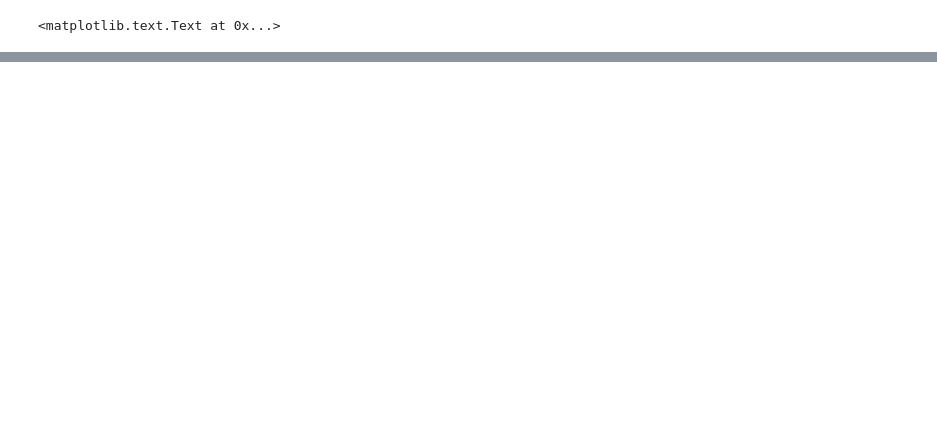
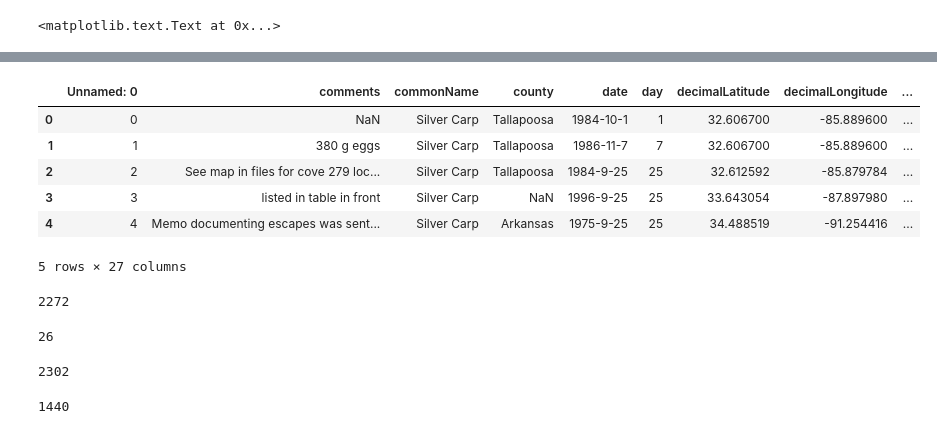
Before and after one commit to gabox8888/COMP-551-Ass-4, a Jupyter notebook: carp_analysis.ipynb, the cells around one changed output, grey strips where cells are left out. Cells and saved outputs as stored; diff of their text form; code cells hidden in the pictures; blank space fills up the shorter version.

```diff
--- a/carp_analysis.ipynb
+++ b/carp_analysis.ipynb
@@ -238,0 +359,10 @@ plt.ylabel('accuracy')
+# %%
+carp_final.head()
+# %% [output]
+|  | Unnamed: 0 | comments | commonName | county | date | day | decimalLatitude | decimalLongitude | ... |
+| 0 | 0 | NaN | Silver Carp | Tallapoosa | 1984-10-1 | 1 | 32.606700 | -85.889600 | ... |
+| 1 | 1 | 380 g eggs | Silver Carp | Tallapoosa | 1986-11-7 | 7 | 32.606700 | -85.889600 | ... |
+| 2 | 2 | See map in files for cove 279 loc... | Silver Carp | Tallapoosa | 1984-9-25 | 25 | 32.612592 | -85.879784 | ... |
+| 3 | 3 | listed in table in front | Silver Carp | NaN | 1996-9-25 | 25 | 33.643054 | -87.897980 | ... |
+| 4 | 4 | Memo documenting escapes was sent... | Silver Carp | Arkansas | 1975-9-25 | 25 | 34.488519 | -91.254416 | ... |
+5 rows × 27 columns
@@ -238,0 +377,16 @@ plt.ylabel('accuracy')
+# %%
+len(carp_final[carp_final['commonName'] == 'Grass Carp'])
+# %% [output]
+2272
+# %%
+len(carp_final[carp_final['commonName'] == 'Black Carp'])
+# %% [output]
+26
+# %%
+len(carp_final[carp_final['commonName'] == 'Silver Carp'])
+# %% [output]
+2302
+# %%
+len(carp_final[carp_final['commonName'] == 'Bighead Carp'])
+# %% [output]
+1440
```
Also changed, not shown: parts of 27 cells of this notebook.
